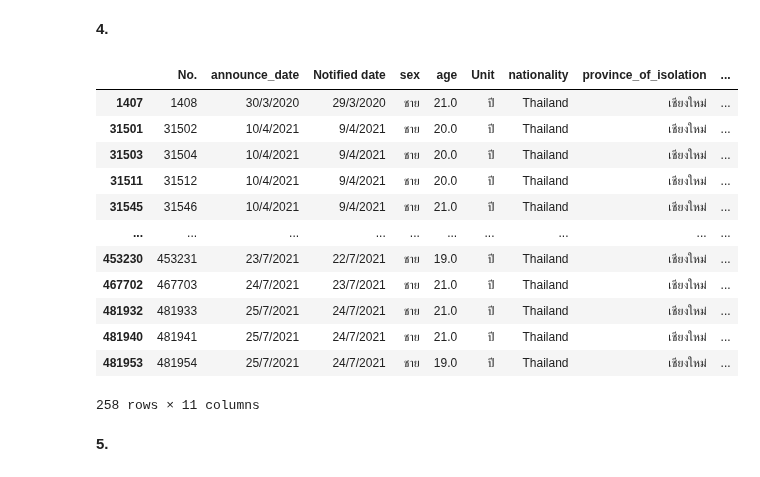
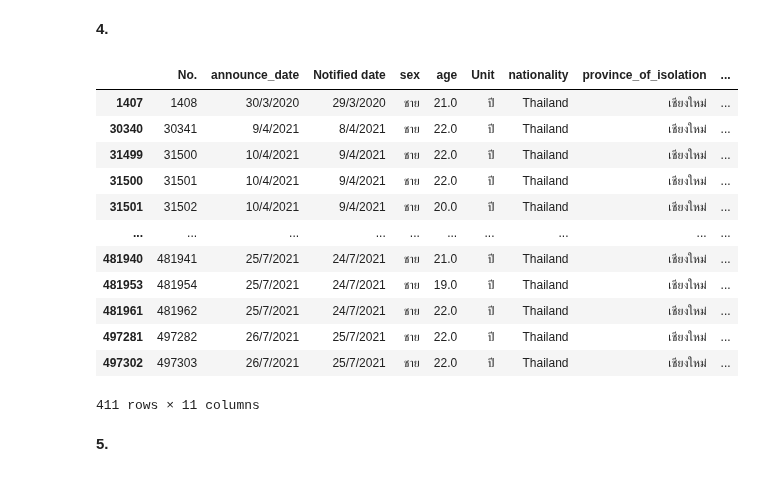
Before and after one commit to ThanikPimpiban/DWDM21, a Jupyter notebook: Data_Processing(Ch3).ipynb, the cells around one changed output. Cells and saved outputs as stored; diff of their text form; code cells hidden in the pictures.

```diff
--- a/Data_Processing(Ch3).ipynb
+++ b/Data_Processing(Ch3).ipynb
@@ -653,21 +653,21 @@ data[(data['sex'] == 'หญิง') & (data['province_of_isolation'] == 'กร
 # %% [markdown]
 **4.**
 # %%
-data[(data['sex'] == 'ชาย') & (data['age'] > 18 )& (data['age'] < 22 )& (data['province_of_isolation'] == 'เชียงใหม่')]
+data[(data['sex'] == 'ชาย') & (data['age'] >= 18 )& (data['age'] <= 22 )& (data['province_of_isolation'] == 'เชียงใหม่')]
 # %% [output]
 |  | No. | announce_date | Notified date | sex | age | Unit | nationality | province_of_isolation | ... |
 | 1407 | 1408 | 30/3/2020 | 29/3/2020 | ชาย | 21.0 | ปี | Thailand | เชียงใหม่ | ... |
+| 30340 | 30341 | 9/4/2021 | 8/4/2021 | ชาย | 22.0 | ปี | Thailand | เชียงใหม่ | ... |
+| 31499 | 31500 | 10/4/2021 | 9/4/2021 | ชาย | 22.0 | ปี | Thailand | เชียงใหม่ | ... |
+| 31500 | 31501 | 10/4/2021 | 9/4/2021 | ชาย | 22.0 | ปี | Thailand | เชียงใหม่ | ... |
 | 31501 | 31502 | 10/4/2021 | 9/4/2021 | ชาย | 20.0 | ปี | Thailand | เชียงใหม่ | ... |
-| 31503 | 31504 | 10/4/2021 | 9/4/2021 | ชาย | 20.0 | ปี | Thailand | เชียงใหม่ | ... |
-| 31511 | 31512 | 10/4/2021 | 9/4/2021 | ชาย | 20.0 | ปี | Thailand | เชียงใหม่ | ... |
-| 31545 | 31546 | 10/4/2021 | 9/4/2021 | ชาย | 21.0 | ปี | Thailand | เชียงใหม่ | ... |
 | ... | ... | ... | ... | ... | ... | ... | ... | ... | ... |
-| 453230 | 453231 | 23/7/2021 | 22/7/2021 | ชาย | 19.0 | ปี | Thailand | เชียงใหม่ | ... |
-| 467702 | 467703 | 24/7/2021 | 23/7/2021 | ชาย | 21.0 | ปี | Thailand | เชียงใหม่ | ... |
-| 481932 | 481933 | 25/7/2021 | 24/7/2021 | ชาย | 21.0 | ปี | Thailand | เชียงใหม่ | ... |
 | 481940 | 481941 | 25/7/2021 | 24/7/2021 | ชาย | 21.0 | ปี | Thailand | เชียงใหม่ | ... |
 | 481953 | 481954 | 25/7/2021 | 24/7/2021 | ชาย | 19.0 | ปี | Thailand | เชียงใหม่ | ... |
+| 481961 | 481962 | 25/7/2021 | 24/7/2021 | ชาย | 22.0 | ปี | Thailand | เชียงใหม่ | ... |
+| 497281 | 497282 | 26/7/2021 | 25/7/2021 | ชาย | 22.0 | ปี | Thailand | เชียงใหม่ | ... |
+| 497302 | 497303 | 26/7/2021 | 25/7/2021 | ชาย | 22.0 | ปี | Thailand | เชียงใหม่ | ... |
-258 rows × 11 columns
+411 rows × 11 columns
 # %% [markdown]
 **5.**
 # %%
```
